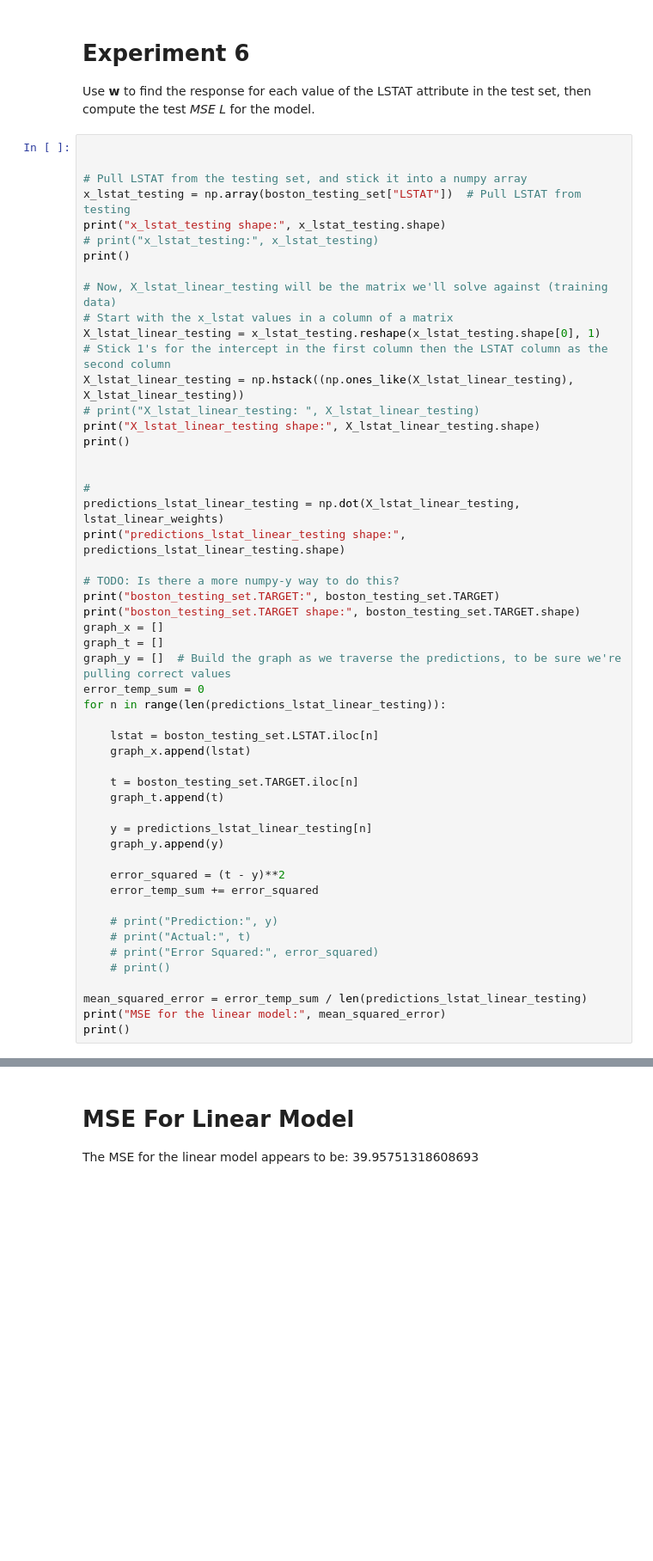
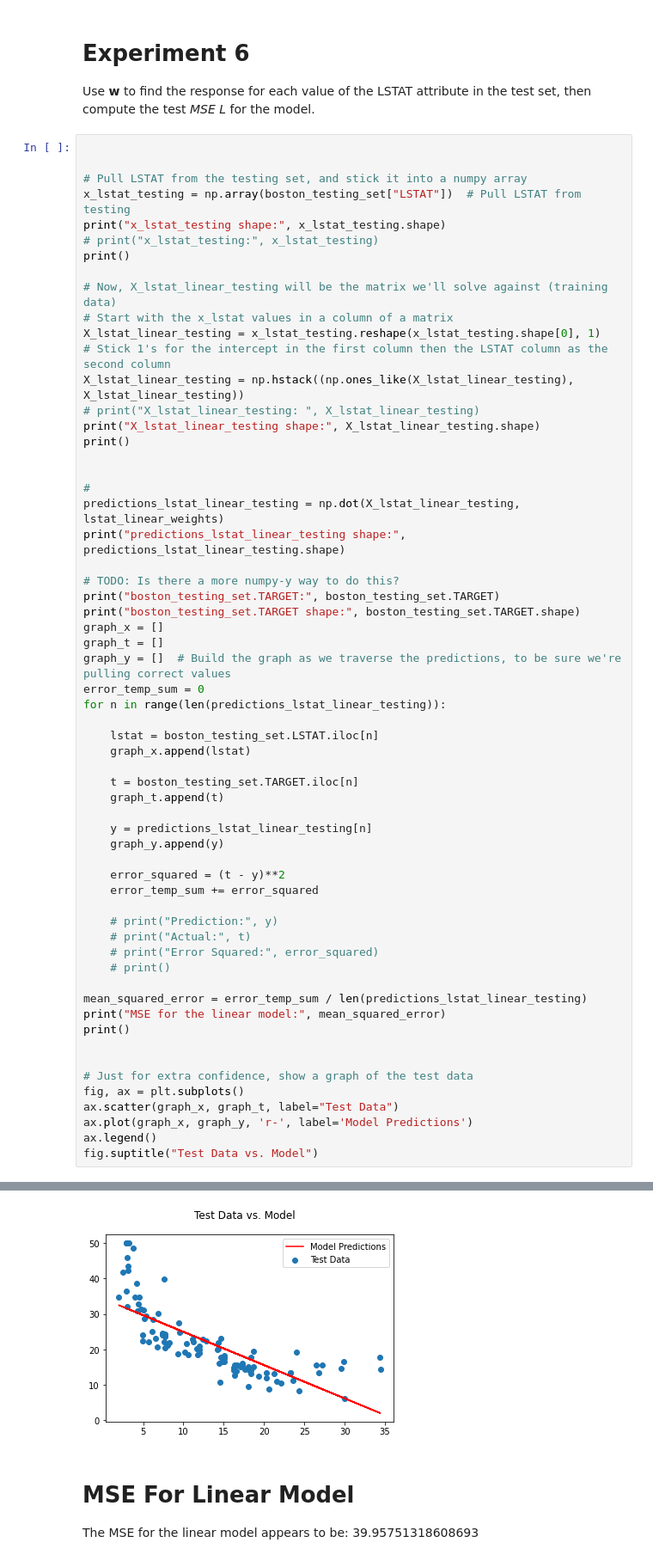
Before and after one commit to BrandonXue/cpsc-483-p2, a Jupyter notebook: cpsc_483_p2.ipynb, the cells around one changed output, grey strips where cells are left out. Shown: that part at 86% size. Drawn from its saved outputs; the diff is of its cells as text; blank space fills up the shorter version.

```diff
--- a/cpsc_483_p2.ipynb
+++ b/cpsc_483_p2.ipynb
@@ -287,6 +287,14 @@ for n in range(len(predictions_lstat_linear_testing)):
 mean_squared_error = error_temp_sum / len(predictions_lstat_linear_testing)
 print("MSE for the linear model:", mean_squared_error)
 print()
+
+
+# Just for extra confidence, show a graph of the test data
+fig, ax = plt.subplots()
+ax.scatter(graph_x, graph_t, label="Test Data")
+ax.plot(graph_x, graph_y, 'r-', label='Model Predictions')
+ax.legend()
+fig.suptitle("Test Data vs. Model")
 # %% [output]
 x_lstat_testing shape: (102,)
 
@@ -310,3 +319,4 @@ MSE for the linear model: 39.95751318608693
+[figure, added]
 # %% [markdown]
 # MSE For Linear Model
 
```
Also changed, not shown: parts of 2 cells of this notebook.
